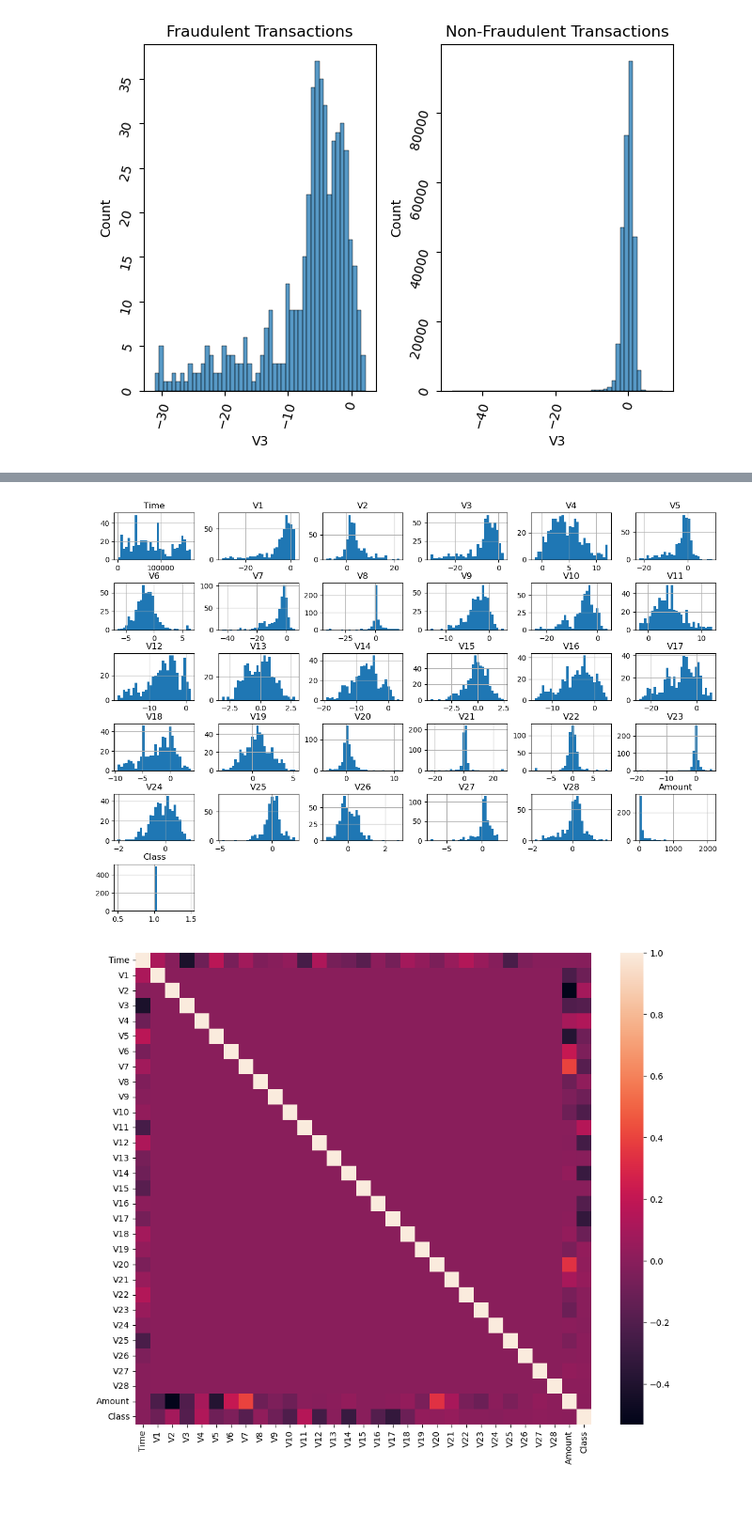
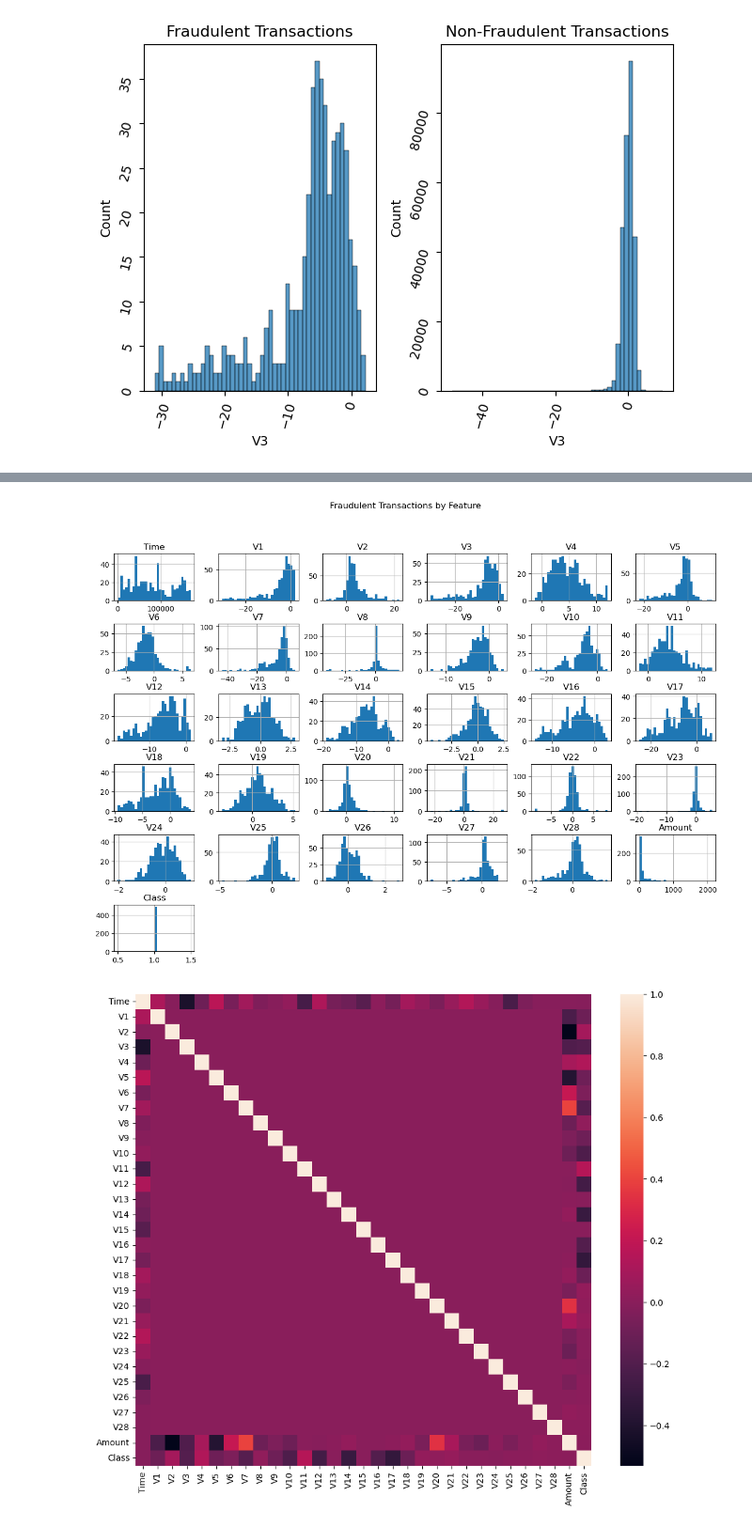
Before and after one commit to cb99/FraudDetection, a Jupyter notebook: CreditCardFraudDetection.ipynb, the cells around one changed output, grey strips where cells are left out. Shown: that part at 94% size. Saved outputs shown, nothing was run; the diff lists cells and outputs as text; code cells hidden in the pictures; blank space fills up the shorter version.

```diff
--- a/CreditCardFraudDetection.ipynb
+++ b/CreditCardFraudDetection.ipynb
@@ -155,8 +189,9 @@ plt.subplots_adjust(hspace=0.5);
 # %%
 ## Distributions of fraudulent Transactions
 creditcard_df[creditcard_df.Class == 1].hist(bins=30, figsize=(15,10))
-plt.subplots_adjust(hspace=0.5);
+plt.subplots_adjust(hspace=0.5)
+plt.suptitle('Fraudulent Transactions by Feature');
 # %% [output]
-[figure, old version]
+[figure, new version]
 # %%
 plt.subplots(figsize=(12,10))
```
Also changed, not shown: parts of 66 cells of this notebook.
